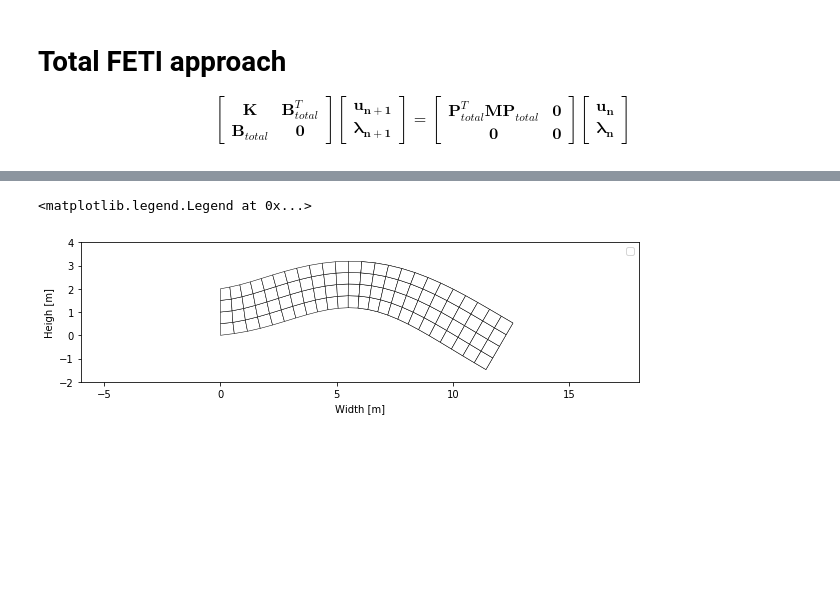
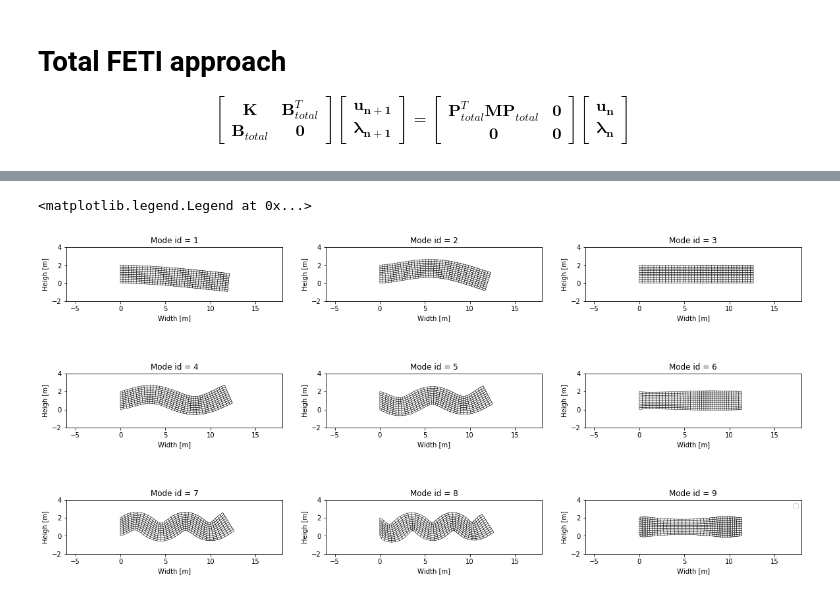
Before and after one commit to jenovencio/notebooks, a Jupyter notebook: DDEigensolver/DD eigensolver.ipynb, the cells around one changed output, grey strips where cells are left out. Saved outputs shown, nothing was run; the diff lists cells and outputs as text; code cells hidden in the pictures; blank space fills up the shorter version.

```diff
--- a/DDEigensolver/DD eigensolver.ipynb
+++ b/DDEigensolver/DD eigensolver.ipynb
@@ -402,16 +480,20 @@ u2=p0*v_dict[2]
 my_system1.u_output = list(u1.T)
 my_system2.u_output = list(u2.T)
 # %%
-mode_id = 1
-fig, ax2 = plt.subplots(1,1,figsize=(10,3))
-amfe.plot_2D_system_solution(my_system1,u_id=(19 - mode_id),ax=ax2)
-amfe.plot_2D_system_solution(my_system2,u_id=(19 - mode_id),ax=ax2)
+fig, ax3_list = plt.subplots(3,3,figsize=(20,10))
+counter = 0
 delta_ = 1.0
-ax2.set_xlim([-delta_*width,(2.0+delta_)*width])
-ax2.set_ylim([-delta_*heigh,(1.0+delta_)*heigh ])
-ax2.set_aspect('equal')
-ax2.set_xlabel('Width [m]')
-ax2.set_ylabel('Heigh [m]')
+for ax_ij in ax3_list:
+    for ax2 in ax_ij:
+        amfe.plot_2D_system_solution(my_system1,u_id=(19 - counter),ax=ax2)
+        amfe.plot_2D_system_solution(my_system2,u_id=(19 - counter),ax=ax2)
+        ax2.set_xlim([-delta_*width,(2.0+delta_)*width])
+        ax2.set_ylim([-delta_*heigh,(1.0+delta_)*heigh ])
+        ax2.set_aspect('equal')
+        ax2.set_xlabel('Width [m]')
+        ax2.set_ylabel('Heigh [m]')
+        ax2.set_title('Mode id = %i' %(counter+1) )
+        counter+=1
 plt.legend('off')
 # %% [output]
 <matplotlib.legend.Legend at 0x...>
@@ -524,17 +608,21 @@ u2=p0*v_dict[2]
 my_system1.u_output = list(u1.T)
 my_system2.u_output = list(u2.T)
 # %%
-mode_id = 1
-fig3, ax4 = plt.subplots(1,1,figsize=(10,3))
-amfe.plot_2D_system_solution(my_system1,u_id=(19 - mode_id),ax=ax4)
-amfe.plot_2D_system_solution(my_system2,u_id=(19 - mode_id),ax=ax4)
+fig, ax4_list = plt.subplots(3,3,figsize=(20,10))
+counter = 0
 delta_ = 1.0
-ax4.set_xlim([-delta_*width,(2.0+delta_)*width])
-ax4.set_ylim([-delta_*heigh,(1.0+delta_)*heigh ])
-ax4.set_aspect('equal')
-ax4.set_xlabel('Width [m]')
-ax4.set_ylabel('Heigh [m]')
+for ax_ij in ax4_list:
+    for ax2 in ax_ij:
+        amfe.plot_2D_system_solution(my_system1,u_id=(19 - counter),ax=ax2)
+        amfe.plot_2D_system_solution(my_system2,u_id=(19 - counter),ax=ax2)
+        ax2.set_xlim([-delta_*width,(2.0+delta_)*width])
+        ax2.set_ylim([-delta_*heigh,(1.0+delta_)*heigh ])
+        ax2.set_aspect('equal')
+        ax2.set_xlabel('Width [m]')
+        ax2.set_ylabel('Heigh [m]')
+        ax2.set_title('Mode id = %i' %(counter+1) )
+        counter+=1
 plt.legend('off')
 # %% [output]
 <matplotlib.legend.Legend at 0x...>
-[figure, old version]
+[figure, new version]
```
Also changed, not shown: parts of 26 cells of this notebook.
